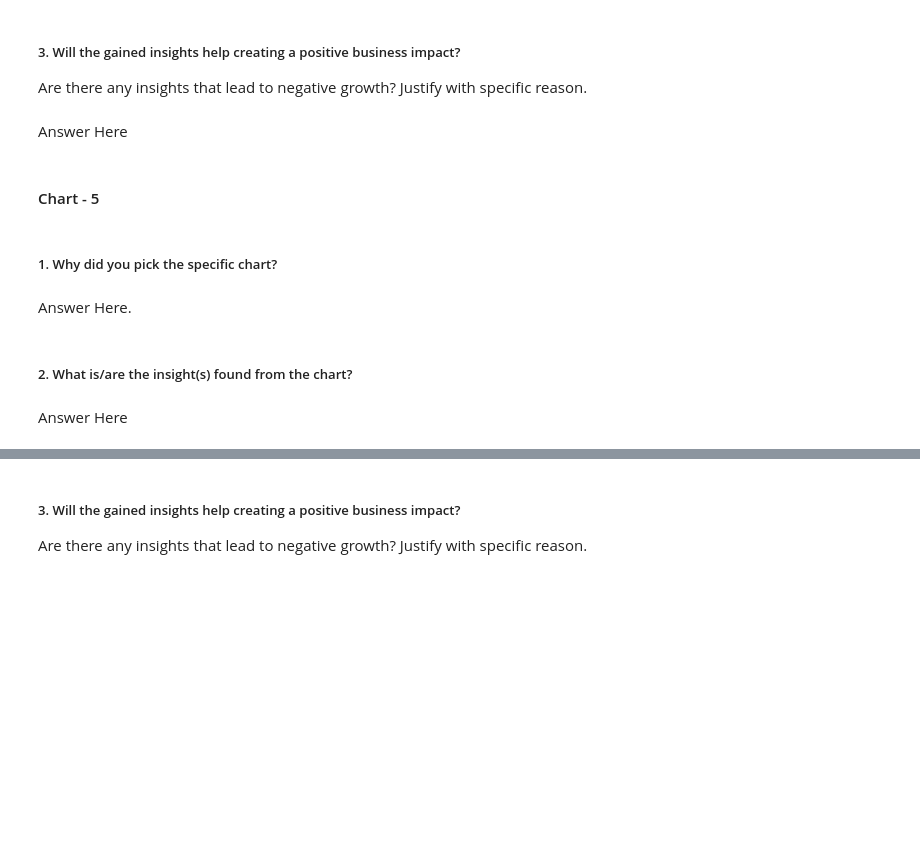
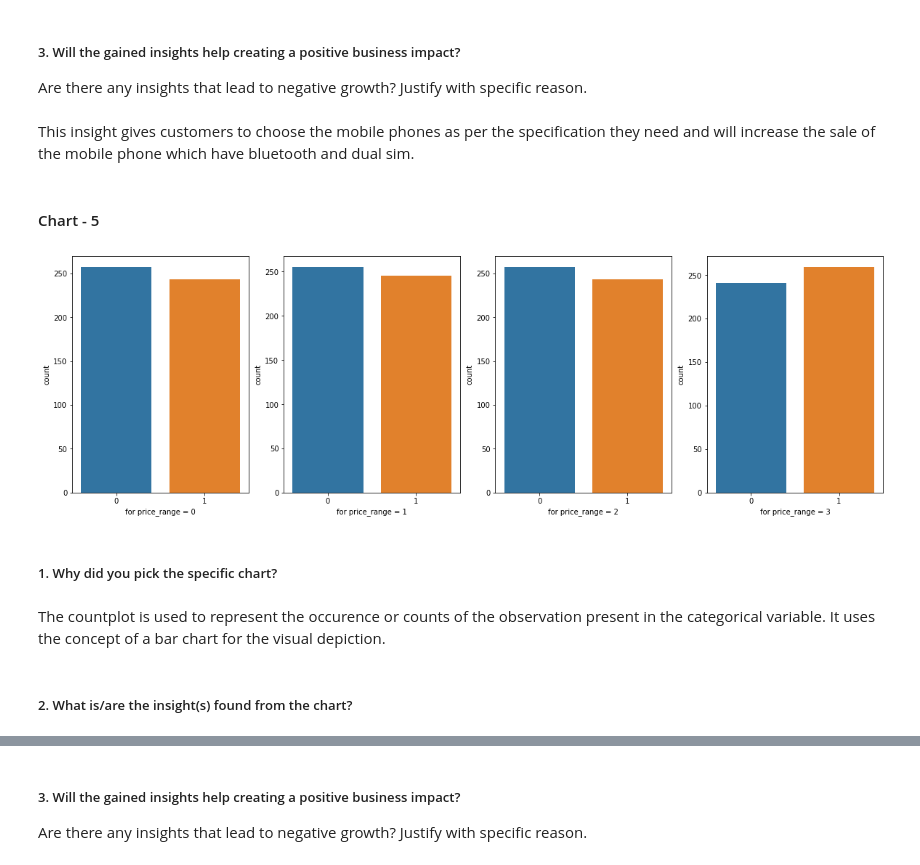
Before and after one commit to RahulI5/Mobile-Price-Range-Prediction, a Jupyter notebook: Mobile_Price_Range_Prediction.ipynb, the cells around one changed output, grey strips where cells are left out. Saved outputs shown, nothing was run; the diff lists cells and outputs as text; code cells hidden in the pictures; blank space fills up the shorter version.

```diff
--- a/Mobile_Price_Range_Prediction.ipynb
+++ b/Mobile_Price_Range_Prediction.ipynb
@@ -361,7 +357,7 @@ Answer Here
 # %% [markdown]
 ##### 3. Will the gained insights help creating a positive business impact?
 Are there any insights that lead to negative growth? Justify with specific reason.
-# %% [markdown]
-Answer Here
+# %% [markdown]
+This insight gives customers to choose the mobile phones as per the specification they need and will increase the sale of the mobile phone which have bluetooth and dual sim.
 # %% [markdown]
 #### Chart - 5
@@ -370,8 +364,19 @@ Answer Here
+# %%
+# Chart - 5 visualization code
+# Function to plot the distribution of the Categorical feature for each price range
+def plot_price_range(column_name):
+  fig, axs = plt.subplots(1,4, figsize=(20,6))
+  for i in range(4):
+    sns.countplot(x=df[df['price_range']==i][column_name] , ax=axs[i])
+    axs[i].set_xlabel(f'{column_name} category')
+    axs[i].set_xlabel(f'for price_range = {i}')
+# %%
+plot_price_range("blue")
+# %% [output]
+[figure, added]
 # %% [markdown]
 ##### 1. Why did you pick the specific chart?
-# %% [markdown]
-Answer Here.
+# %% [markdown]
+The countplot is used to represent the occurence or counts of the observation present in the categorical variable. It uses the concept of a bar chart for the visual depiction.
 # %% [markdown]
 ##### 2. What is/are the insight(s) found from the chart?
-# %% [markdown]
-Answer Here
```
Also changed, not shown: parts of 64 cells of this notebook.
